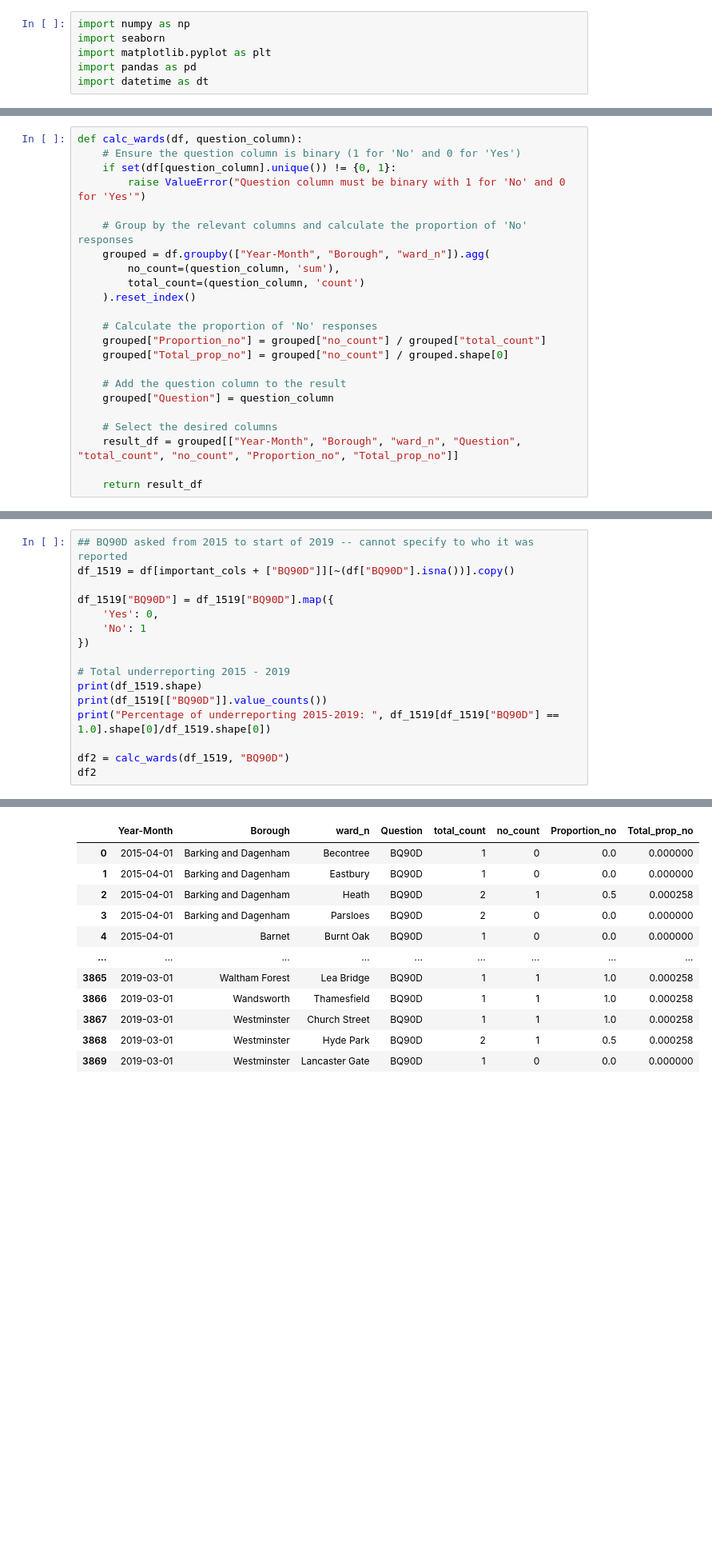
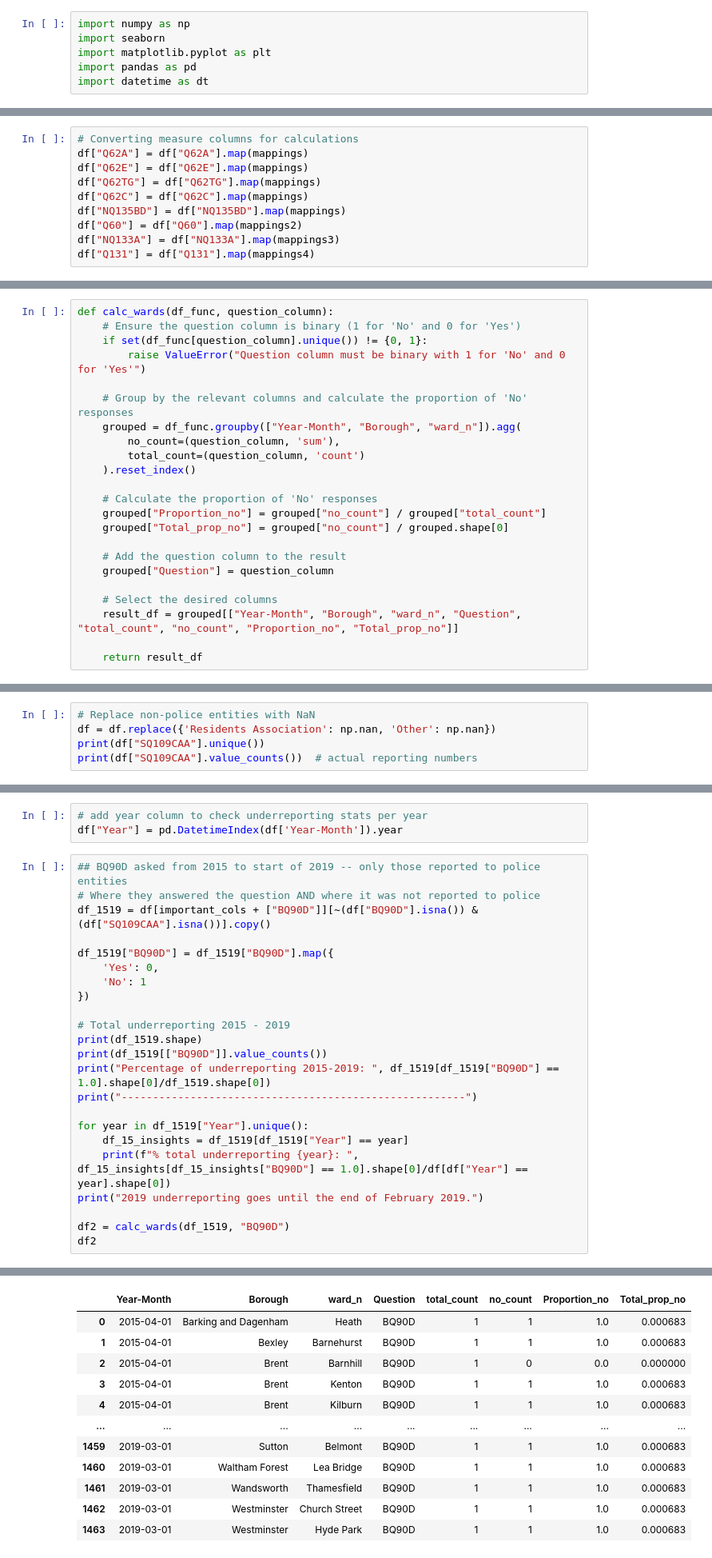
Before and after one commit to timyuk/data_challenge_2, a Jupyter notebook: crime_underreporting.ipynb, the cells around one changed output, grey strips where cells are left out. Shown: that part at 80% size. Drawn from its saved outputs; the diff is of its cells as text; blank space fills up the shorter version.

Commit message:
Calculated overall underreporting

```diff
--- a/crime_underreporting.ipynb
+++ b/crime_underreporting.ipynb
@@ -21,0 +53,10 @@ important_cols = ["Year-Month", "ward_n", "ward", "Borough"]  # w/o Week and BCU
+# %%
+# Converting measure columns for calculations
+df["Q62A"] = df["Q62A"].map(mappings)
+df["Q62E"] = df["Q62E"].map(mappings)
+df["Q62TG"] = df["Q62TG"].map(mappings)
+df["Q62C"] = df["Q62C"].map(mappings)
+df["NQ135BD"] = df["NQ135BD"].map(mappings)
+df["Q60"] = df["Q60"].map(mappings2)
+df["NQ133A"] = df["NQ133A"].map(mappings3)
+df["Q131"] = df["Q131"].map(mappings4)
@@ -22,11 +108,11 @@ important_cols = ["Year-Month", "ward_n", "ward", "Borough"]  # w/o Week and BCU
 # %%
-def calc_wards(df, question_column):
+def calc_wards(df_func, question_column):
     # Ensure the question column is binary (1 for 'No' and 0 for 'Yes')
-    if set(df[question_column].unique()) != {0, 1}:
+    if set(df_func[question_column].unique()) != {0, 1}:
         raise ValueError("Question column must be binary with 1 for 'No' and 0 for 'Yes'")
 
     # Group by the relevant columns and calculate the proportion of 'No' responses
-    grouped = df.groupby(["Year-Month", "Borough", "ward_n"]).agg(
+    grouped = df_func.groupby(["Year-Month", "Borough", "ward_n"]).agg(
         no_count=(question_column, 'sum'),
         total_count=(question_column, 'count')
     ).reset_index()
@@ -75,0 +204,5 @@ __Extra:__
+# %%
+# Replace non-police entities with NaN
+df = df.replace({'Residents Association': np.nan, 'Other': np.nan})
+print(df["SQ109CAA"].unique())
+print(df["SQ109CAA"].value_counts())  # actual reporting numbers
@@ -76,6 +218,10 @@ __Extra:__
+# %%
+# add year column to check underreporting stats per year
+df["Year"] = pd.DatetimeIndex(df['Year-Month']).year
 # %%
-## BQ90D asked from 2015 to start of 2019 -- cannot specify to who it was reported
-df_1519 = df[important_cols + ["BQ90D"]][~(df["BQ90D"].isna())].copy()
+## BQ90D asked from 2015 to start of 2019 -- only those reported to police entities
+# Where they answered the question AND where it was not reported to police
+df_1519 = df[important_cols + ["BQ90D"]][~(df["BQ90D"].isna()) & (df["SQ109CAA"].isna())].copy()
 
 df_1519["BQ90D"] = df_1519["BQ90D"].map({
     'Yes': 0,
@@ -86,6 +232,12 @@ df_1519["BQ90D"] = df_1519["BQ90D"].map({
 print(df_1519.shape)
 print(df_1519[["BQ90D"]].value_counts())
 print("Percentage of underreporting 2015-2019: ", df_1519[df_1519["BQ90D"] == 1.0].shape[0]/df_1519.shape[0])
+print("-------------------------------------------------------")
+
+for year in df_1519["Year"].unique():
+    df_15_insights = df_1519[df_1519["Year"] == year]
+    print(f"% total underreporting {year}: ", df_15_insights[df_15_insights["BQ90D"] == 1.0].shape[0]/df[df["Year"] == year].shape[0])
+print("2019 underreporting goes until the end of February 2019.")
 
 df2 = calc_wards(df_1519, "BQ90D")
 df2
@@ -99,12 +258,12 @@ Percentage of underreporting 2015-2019:  0.26704438149197357
 |  | Year-Month | Borough | ward_n | Question | total_count | no_count | Proportion_no | Total_prop_no |
-| 0 | 2015-04-01 | Barking and Dagenham | Becontree | BQ90D | 1 | 0 | 0.0 | 0.000000 |
-| 1 | 2015-04-01 | Barking and Dagenham | Eastbury | BQ90D | 1 | 0 | 0.0 | 0.000000 |
-| 2 | 2015-04-01 | Barking and Dagenham | Heath | BQ90D | 2 | 1 | 0.5 | 0.000258 |
-| 3 | 2015-04-01 | Barking and Dagenham | Parsloes | BQ90D | 2 | 0 | 0.0 | 0.000000 |
-| 4 | 2015-04-01 | Barnet | Burnt Oak | BQ90D | 1 | 0 | 0.0 | 0.000000 |
+| 0 | 2015-04-01 | Barking and Dagenham | Heath | BQ90D | 1 | 1 | 1.0 | 0.000683 |
+| 1 | 2015-04-01 | Bexley | Barnehurst | BQ90D | 1 | 1 | 1.0 | 0.000683 |
+| 2 | 2015-04-01 | Brent | Barnhill | BQ90D | 1 | 0 | 0.0 | 0.000000 |
+| 3 | 2015-04-01 | Brent | Kenton | BQ90D | 1 | 1 | 1.0 | 0.000683 |
+| 4 | 2015-04-01 | Brent | Kilburn | BQ90D | 1 | 1 | 1.0 | 0.000683 |
 | ... | ... | ... | ... | ... | ... | ... | ... | ... |
-| 3865 | 2019-03-01 | Waltham Forest | Lea Bridge | BQ90D | 1 | 1 | 1.0 | 0.000258 |
-| 3866 | 2019-03-01 | Wandsworth | Thamesfield | BQ90D | 1 | 1 | 1.0 | 0.000258 |
-| 3867 | 2019-03-01 | Westminster | Church Street | BQ90D | 1 | 1 | 1.0 | 0.000258 |
-| 3868 | 2019-03-01 | Westminster | Hyde Park | BQ90D | 2 | 1 | 0.5 | 0.000258 |
-| 3869 | 2019-03-01 | Westminster | Lancaster Gate | BQ90D | 1 | 0 | 0.0 | 0.000000 |
+| 1459 | 2019-03-01 | Sutton | Belmont | BQ90D | 1 | 1 | 1.0 | 0.000683 |
+| 1460 | 2019-03-01 | Waltham Forest | Lea Bridge | BQ90D | 1 | 1 | 1.0 | 0.000683 |
+| 1461 | 2019-03-01 | Wandsworth | Thamesfield | BQ90D | 1 | 1 | 1.0 | 0.000683 |
+| 1462 | 2019-03-01 | Westminster | Church Street | BQ90D | 1 | 1 | 1.0 | 0.000683 |
+| 1463 | 2019-03-01 | Westminster | Hyde Park | BQ90D | 1 | 1 | 1.0 | 0.000683 |
```
Also changed, not shown: parts of 28 cells of this notebook.
